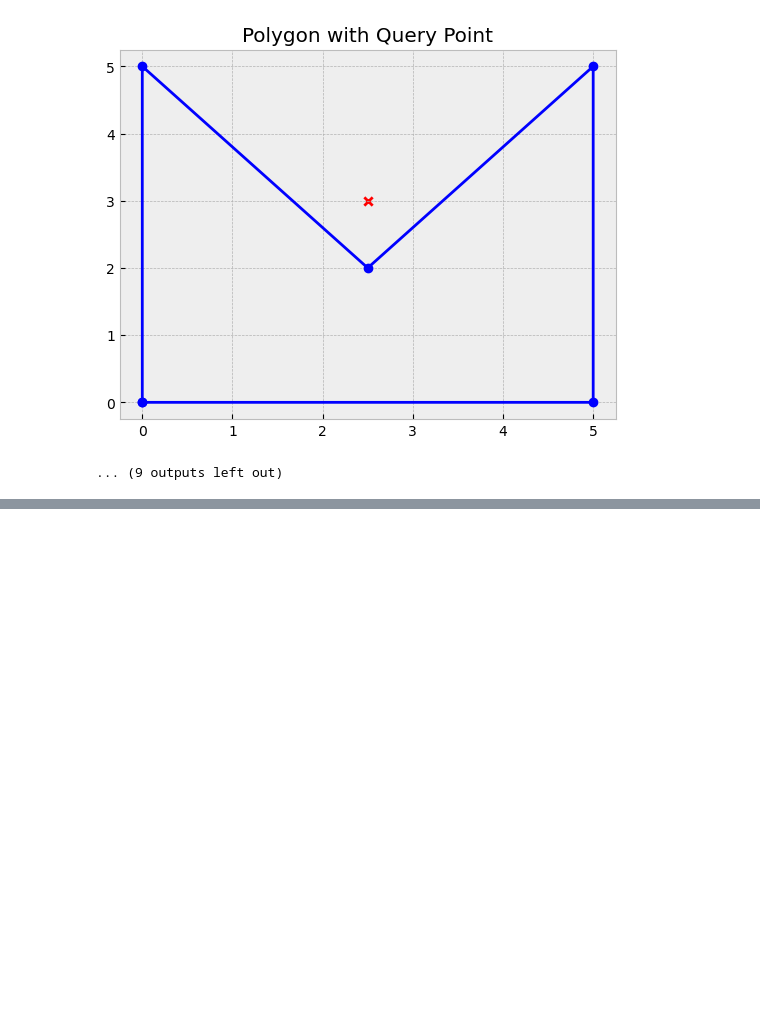
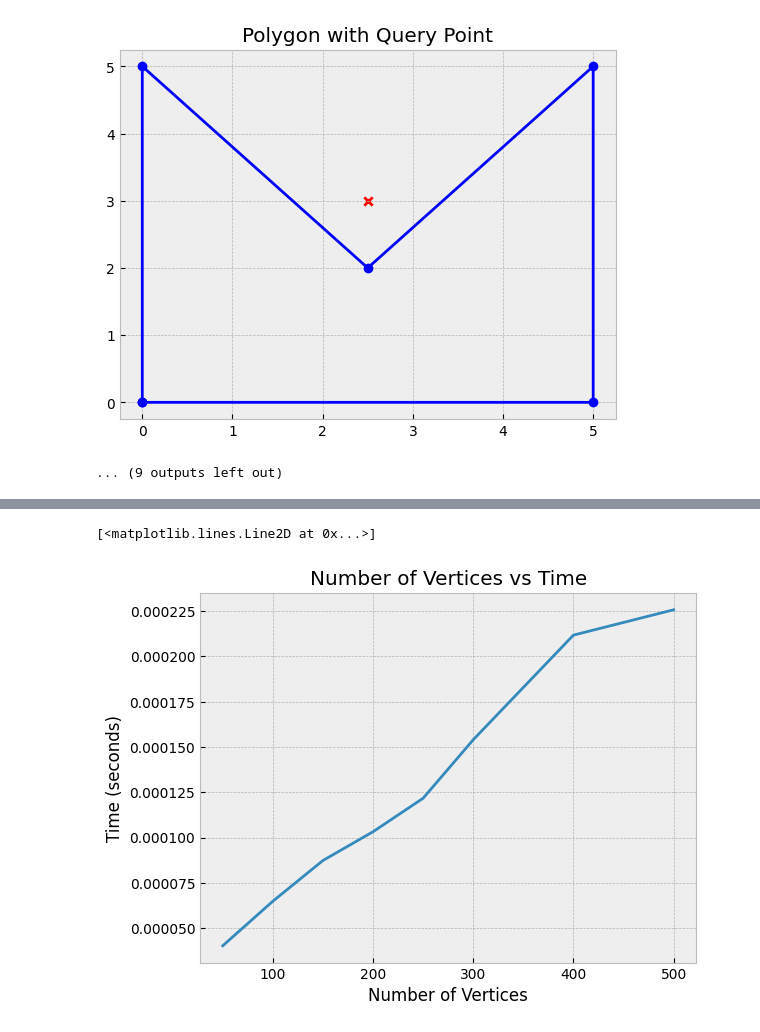
Before and after one commit to ANUPRANAY/CSC-3310-Homework1, a Jupyter notebook: homework1.ipynb, the cells around one changed output, grey strips where cells are left out. Drawn from its saved outputs; the diff is of its cells as text; code cells hidden in the pictures; blank space fills up the shorter version.

```diff
--- a/homework1.ipynb
+++ b/homework1.ipynb
@@ -106,3 +108,9 @@ Expected: True, Got: True, Correct Answer
 Test Case 6:
 [figure]
 ... (9 outputs left out)
+# %%
+def benchmarking(poly, qp):
+    start = time.perf_counter()
+    is_point_inside_polygon(poly, qp)
+    end = time.perf_counter()
+    return end - start
@@ -108,0 +133,34 @@ Test Case 6:
+# %%
+# test points:
+p_50 = generate_polygon_points(50)
+qp_50 = (random.randint(0,100), random.randint(0,100))
+
+p_100 = generate_polygon_points(100)
+qp_100 = (random.randint(0,100), random.randint(0,100))
+
+p_150 = generate_polygon_points(150)
+qp_150 = (random.randint(0,100), random.randint(0,100))
+
+p_200 = generate_polygon_points(200)
+qp_200 = (random.randint(0,100), random.randint(0,100))
+
+p_250 = generate_polygon_points(250)
+qp_250 = (random.randint(0,100), random.randint(0,100))
+
+p_300 = generate_polygon_points(300)
+qp_300 = (random.randint(0,100), random.randint(0,100))
+
+p_400 = generate_polygon_points(400)
+qp_400 = (random.randint(0,100), random.randint(0,100))
+
+p_500 = generate_polygon_points(500)
+qp_500 = (random.randint(0,100), random.randint(0,100))
+
+
+pg_points = [p_50, p_100, p_150, p_200, p_250, p_300, p_400, p_500]
+q_points = [qp_50, qp_100, qp_150, qp_200, qp_250, qp_300, qp_400, qp_500]
+# %%
+times = []
+num_points = [50, 100, 150, 200, 250, 300, 400, 500]
+for pg, q in zip(pg_points, q_points):
+    times.append(benchmarking(pg, q))
@@ -108,0 +178,8 @@ Test Case 6:
+# %%
+plt.title("Number of Vertices vs Time")
+plt.xlabel('Number of Vertices')
+plt.ylabel('Time (seconds)')
+plt.plot(num_points, times)
+# %% [output]
+[<matplotlib.lines.Line2D at 0x...>]
+[figure, added]
```
Also changed, not shown: parts of 3 cells of this notebook.
